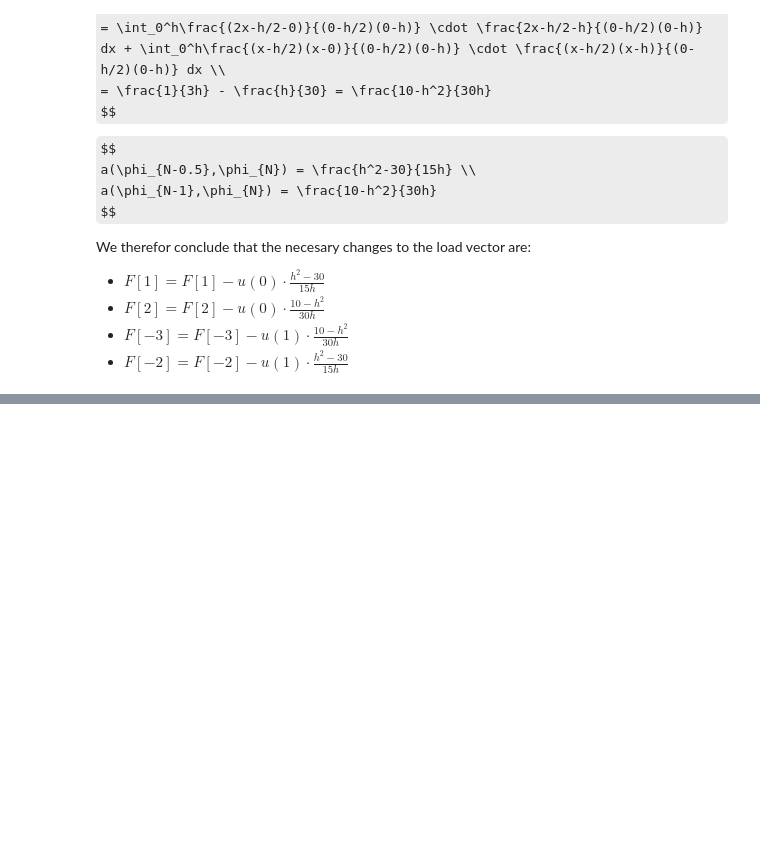
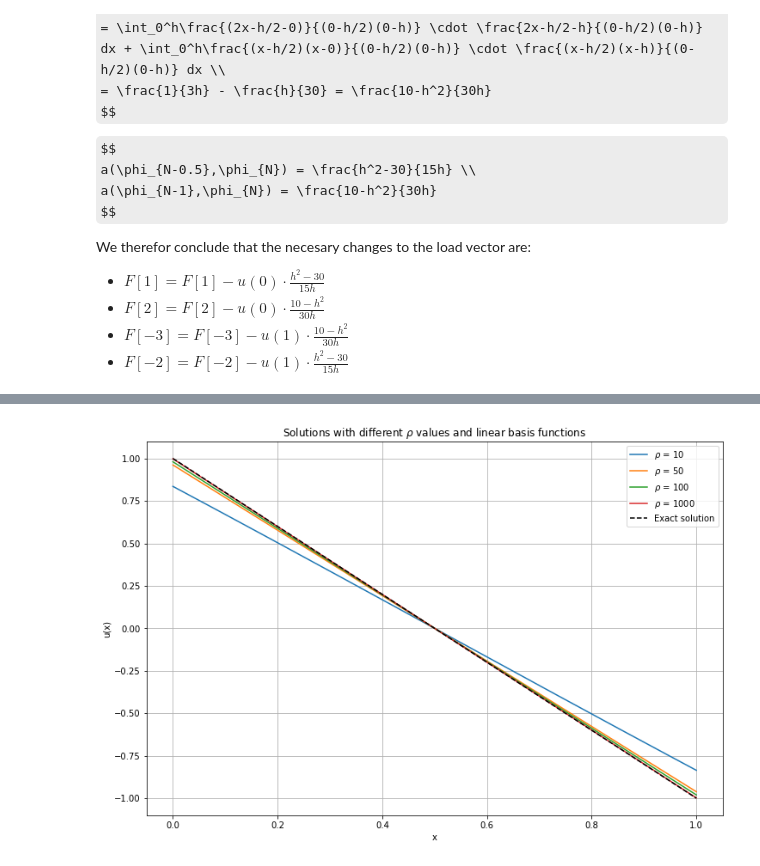
Before and after one commit to augustskog/TMA4220-Project-1, a Jupyter notebook: Project 1.ipynb, the cells around one changed output, grey strips where cells are left out. Cells and saved outputs as stored; diff of their text form; code cells hidden in the pictures; some formulas as TeX source; blank space fills up the shorter version.

```diff
--- a/Project 1.ipynb
+++ b/Project 1.ipynb
@@ -692,0 +659,85 @@ plt.show()
+# %%
+def applyDirichletWeakly1D(A,F,u_0,u_1,rho):
+    A_new = A.copy()
+    F_new = F.copy()
+
+    A_new[0,0] += rho
+    A_new[-1,-1] += rho
+    F_new[0] += rho * u_0
+    F_new[-1] += rho * u_1
+
+    return A_new,F_new
+# %%
+p=2
+s=1
+n=500
+mesh = np.linspace(0,1,n)
+newMesh = np.linspace(0,1,2*n-1)
+rho = 10
+
+u_0, u_1 = 1,-1
+
+def exact(x):
+    return 1-2*x
+def testFunction(x):
+    return 1-2*x
+
+
+F1 = loadVector1D(mesh, 1, testFunction, s)
+A1 = loadMatrix1DLinear(mesh,s)
+A11,F11 = applyDirichletWeakly1D(A1,F1,u_0,u_1,10)
+A12,F12 = applyDirichletWeakly1D(A1,F1,u_0,u_1,50)
+A13,F13 = applyDirichletWeakly1D(A1,F1,u_0,u_1,100)
+A14,F14 = applyDirichletWeakly1D(A1,F1,u_0,u_1,1000)
+solution11 = np.linalg.solve(A11,F11)
+solution12 = np.linalg.solve(A12,F12)
+solution13 = np.linalg.solve(A13,F13)
+solution14 = np.linalg.solve(A14,F14)
+
+F2 = loadVector1D(mesh, 2, testFunction, s)
+A2 = loadMatrix1DQuadratic(mesh,s)
+A21,F21 = applyDirichletWeakly1D(A2,F2,u_0,u_1,10)
+A22,F22 = applyDirichletWeakly1D(A2,F2,u_0,u_1,50)
+A23,F23 = applyDirichletWeakly1D(A2,F2,u_0,u_1,100)
+A24,F24 = applyDirichletWeakly1D(A2,F2,u_0,u_1,1000)
+solution21 = np.linalg.solve(A21,F21)
+solution22 = np.linalg.solve(A22,F22)
+solution23 = np.linalg.solve(A23,F23)
+solution24 = np.linalg.solve(A24,F24)
+
+
+#F2 = loadVector1D(mesh, 2, testFunction, s)
+#A2 = loadMatrix1DQuadratic(mesh,s)
+#solution2 = np.zeros(len(newMesh))
+#solution2[1:-1] += np.linalg.solve(A2[1:-1,1:-1],F2[1:-1])
+
+
+plt.figure()
+plt.figure(figsize=(12, 8))
+plt.grid()
+plt.plot(mesh, solution11, label=r"$\rho$ = 10")
+plt.plot(mesh, solution12, label=r"$\rho$ = 50")
+plt.plot(mesh, solution13, label=r"$\rho$ = 100")
+plt.plot(mesh, solution14, label=r"$\rho$ = 1000")
+plt.plot(mesh, exact(mesh), "--", color ="black", label="Exact solution")
+plt.xlabel('x')
+plt.ylabel('u(x)')
+plt.title(r'Solutions with different $\rho$ values and linear basis functions')
+plt.legend()
+plt.show()
+
+
+plt.figure()
+plt.figure(figsize=(12, 8))
+plt.grid()
+plt.plot(newMesh, solution21, label=r"$\rho$ = 10")
+plt.plot(newMesh, solution22, label=r"$\rho$ = 50")
+plt.plot(newMesh, solution23, label=r"$\rho$ = 100")
+plt.plot(newMesh, solution24, label=r"$\rho$ = 1000")
+plt.plot(mesh, exact(mesh), "--", color ="black", label="Exact solution")
+plt.xlabel('x')
+plt.ylabel('u(x)')
+plt.title(r'Solutions with different $\rho$ values and quadratic basis functions')
+plt.legend()
+plt.show()
+# %% [output]
@@ -692,0 +745 @@ plt.show()
+[figure, added]
```
Also changed, not shown: parts of 15 cells of this notebook.
